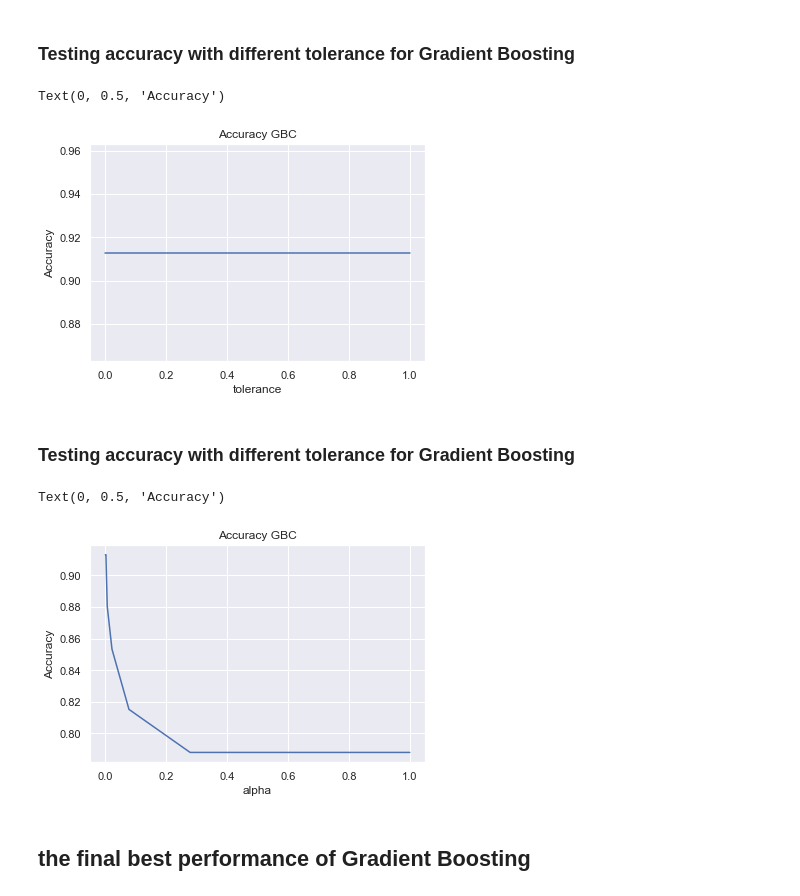
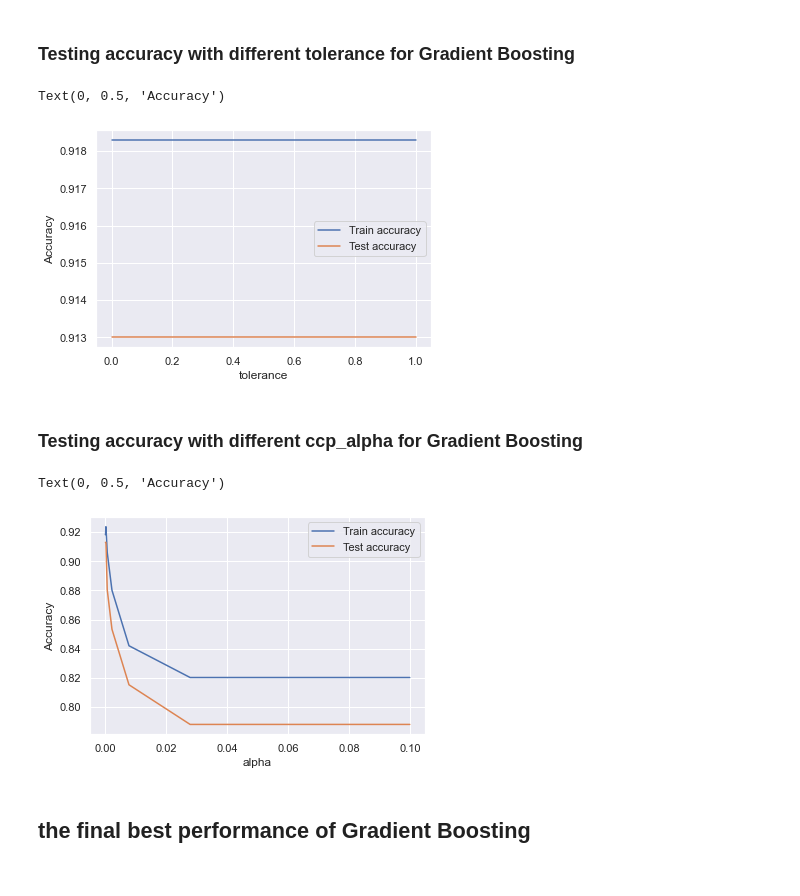
Before and after one commit to emilhaagan/FYS-STK-3155, a Jupyter notebook: Project3/SRC/Model implementation on heart disease dataset.ipynb, the cells around one changed output. Saved outputs shown, nothing was run; the diff lists cells and outputs as text; code cells hidden in the pictures.

```diff
--- a/Project3/SRC/Model implementation on heart disease dataset.ipynb
+++ b/Project3/SRC/Model implementation on heart disease dataset.ipynb
@@ -276,6 +276,10 @@ lr = list(np.logspace(-2, 1, 11))
 X= df.drop('HeartDisease', axis=1)
 y= df['HeartDisease']
 X_train, X_test, y_train, y_test = train_test_split(X, y, test_size=0.2, random_state=100)
+
+oh= OneHotEncoder()
+#No scaler
+col_trans_none = make_column_transformer((oh,categorical),remainder='passthrough')
 
 for n in lr:
     model = GradientBoostingClassifier(n_estimators=22, learning_rate=n, max_depth=3, random_state=100)
@@ -391,6 +426,6 @@ GBC_result_df[GBC_result_df.Accuracy == GBC_result_df.Accuracy.max()]
 # %%
-accuracy =[]
-runtime =[]
+train_acc = []
+test_acc = []
 
 X= df.drop('HeartDisease', axis=1)
 y= df['HeartDisease']
@@ -402,18 +437,22 @@ col_trans_none = make_column_transformer((oh,categorical),remainder='passthrough
 
 min_samples_split = 50
 for n in range(2, min_samples_split):
-    model = GradientBoostingClassifier(n_estimators=23, learning_rate=0.2, max_depth=4, min_samples_leaf=22,min_samples_split = n, random_state=100)
+    model = GradientBoostingClassifier(n_estimators=22, learning_rate=0.2, max_depth=4, min_samples_leaf=22,min_samples_split = n, random_state=100)
     pipe = make_pipeline(col_trans_none, model)
     pipe.fit(X_train, y_train)
     y_pred_none = pipe.predict(X_test)
-    accuracy.append(round(accuracy_score(y_test, y_pred_none),4))
+    train_acc.append(round(pipe.score(X_train, y_train),4))
+    test_acc.append(round(pipe.score(X_test, y_test),4))
 
-GBC_result_df = pd.DataFrame({'min_samples_split':range(2, min_samples_split), 'Accuracy':accuracy})
-GBC_result_df
+#GBC_result_df = pd.DataFrame({'min_samples_split':range(2, min_samples_split), 'Accuracy':accuracy})
+#GBC_result_df
 
-plt.plot(range(2, min_samples_split), accuracy, label = "test_accuracy")
+
+plt.plot(range(2, min_samples_split), train_acc, label = "train_accuracy")
+plt.plot(range(2, min_samples_split), test_acc, label = "test_accuracy")
+plt.legend(["Train accuracy", "Test accuracy"])
 plt.xlabel('min_samples_split')
-plt.title("Accuracy GBC")
+#plt.title("Accuracy GBC")
 plt.ylabel('Accuracy')
 # %% [output]
 Text(0, 0.5, 'Accuracy')
@@ -535,40 +579,44 @@ array([[0.875 , 0.875 , 0.8696, 0.8696, 0.8696, 0.875 , 0.8696, 0.875 ,
 # %% [markdown]
 ### Testing accuracy with different tolerance for Gradient Boosting
 # %%
-accuracy =[]
+train_acc = []
+test_acc = []
 
 X= df.drop('HeartDisease', axis=1)
 y= df['HeartDisease']
 X_train, X_test, y_train, y_test = train_test_split(X, y, test_size=0.2, random_state=100)
 
 oh= OneHotEncoder()
 #No scaler
 col_trans_none = make_column_transformer((oh,categorical),remainder='passthrough')
 
 tol = np.logspace(-5,0,10)
 for n in tol:
     model = GradientBoostingClassifier(n_estimators=22, learning_rate=0.2, max_depth=4, min_samples_leaf=22, tol = n, random_state=100)
     pipe = make_pipeline(col_trans_none, model)
     pipe.fit(X_train, y_train)
     y_pred_none = pipe.predict(X_test)
-    accuracy.append(round(accuracy_score(y_test, y_pred_none),4))
+    train_acc.append(round(pipe.score(X_train, y_train),4))
+    test_acc.append(round(pipe.score(X_test, y_test),4))
 
-GBC_result_df = pd.DataFrame({'tolerance':tol, 'Accuracy':accuracy})
-GBC_result_df
+#GBC_result_df = pd.DataFrame({'tolerance':tol, 'Accuracy':accuracy})
+#GBC_result_df
 
-plt.plot(tol, accuracy, label = "test_accuracy")
+
+plt.plot(tol, train_acc, label = "train_accuracy")
+plt.plot(tol, test_acc, label = "test_accuracy")
+plt.legend(["Train accuracy", "Test accuracy"])
 plt.xlabel('tolerance')
-plt.title("Accuracy GBC")
+#plt.title("Accuracy GBC")
 plt.ylabel('Accuracy')
 # %% [output]
 Text(0, 0.5, 'Accuracy')
-[figure, old version]
+[figure, new version]
 # %% [markdown]
-### Testing accuracy with different tolerance for Gradient Boosting
+### Testing accuracy with different ccp_alpha for Gradient Boosting
 # %%
-
-
-accuracy =[]
+train_acc = []
+test_acc = []
 
 X= df.drop('HeartDisease', axis=1)
 y= df['HeartDisease']
@@ -584,18 +632,22 @@ for n in alpha:
     pipe = make_pipeline(col_trans_none, model)
     pipe.fit(X_train, y_train)
     y_pred_none = pipe.predict(X_test)
-    accuracy.append(round(accuracy_score(y_test, y_pred_none),4))
+    train_acc.append(round(pipe.score(X_train, y_train),4))
+    test_acc.append(round(pipe.score(X_test, y_test),4))
 
-GBC_result_df = pd.DataFrame({'alpha':alpha, 'Accuracy':accuracy})
-GBC_result_df
+#GBC_result_df = pd.DataFrame({'alpha':alpha, 'Accuracy':accuracy})
+#GBC_result_df
 
-plt.plot(tol, accuracy, label = "test_accuracy")
+
+plt.plot(alpha, train_acc, label = "train_accuracy")
+plt.plot(alpha, test_acc, label = "test_accuracy")
+plt.legend(["Train accuracy", "Test accuracy"])
 plt.xlabel('alpha')
-plt.title("Accuracy GBC")
+#plt.title("Accuracy GBC")
 plt.ylabel('Accuracy')
 # %% [output]
 Text(0, 0.5, 'Accuracy')
-[figure, old version]
+[figure, new version]
 # %% [markdown]
 ## the final best performance of Gradient Boosting
 # %%
```
Also changed, not shown: parts of 76 cells of this notebook.
